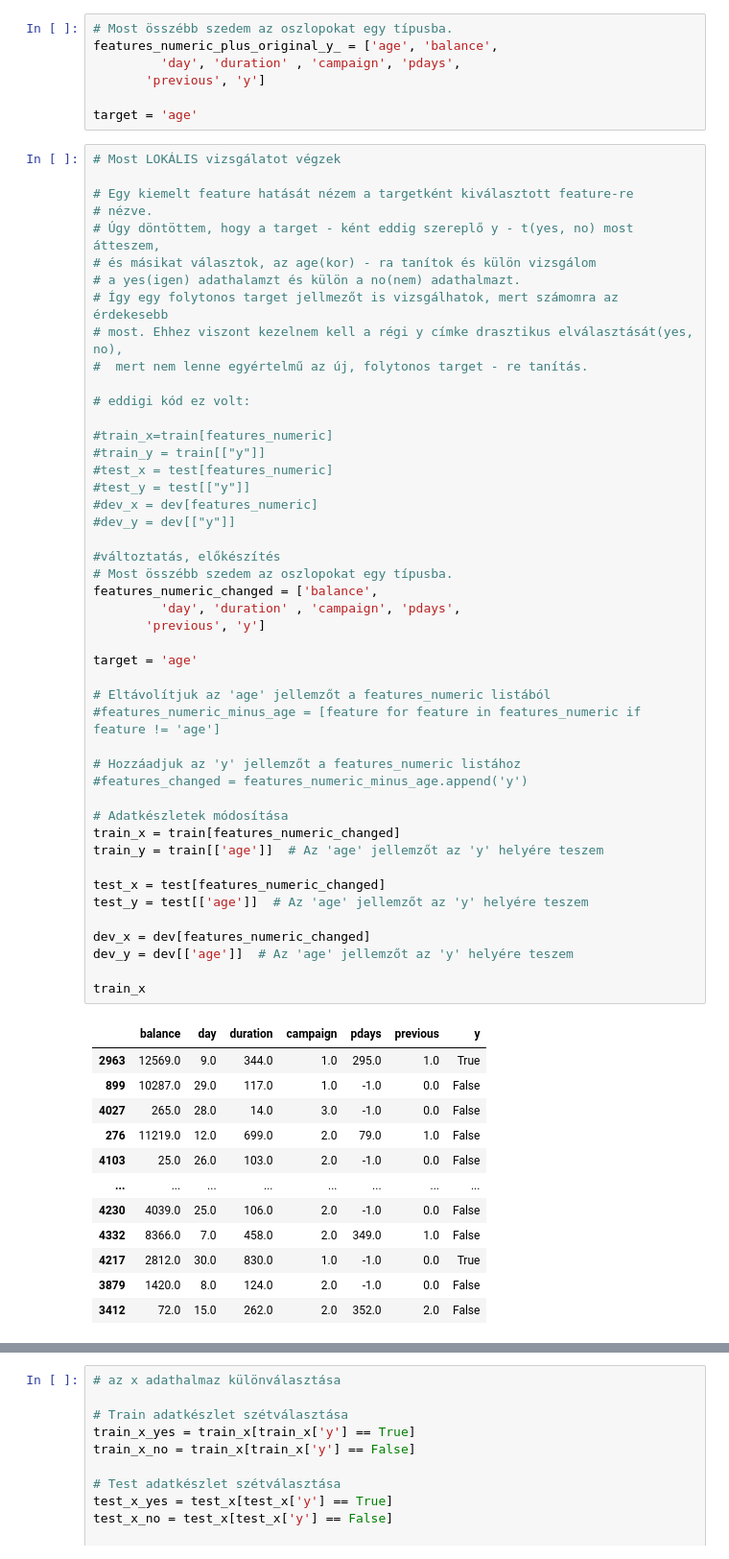
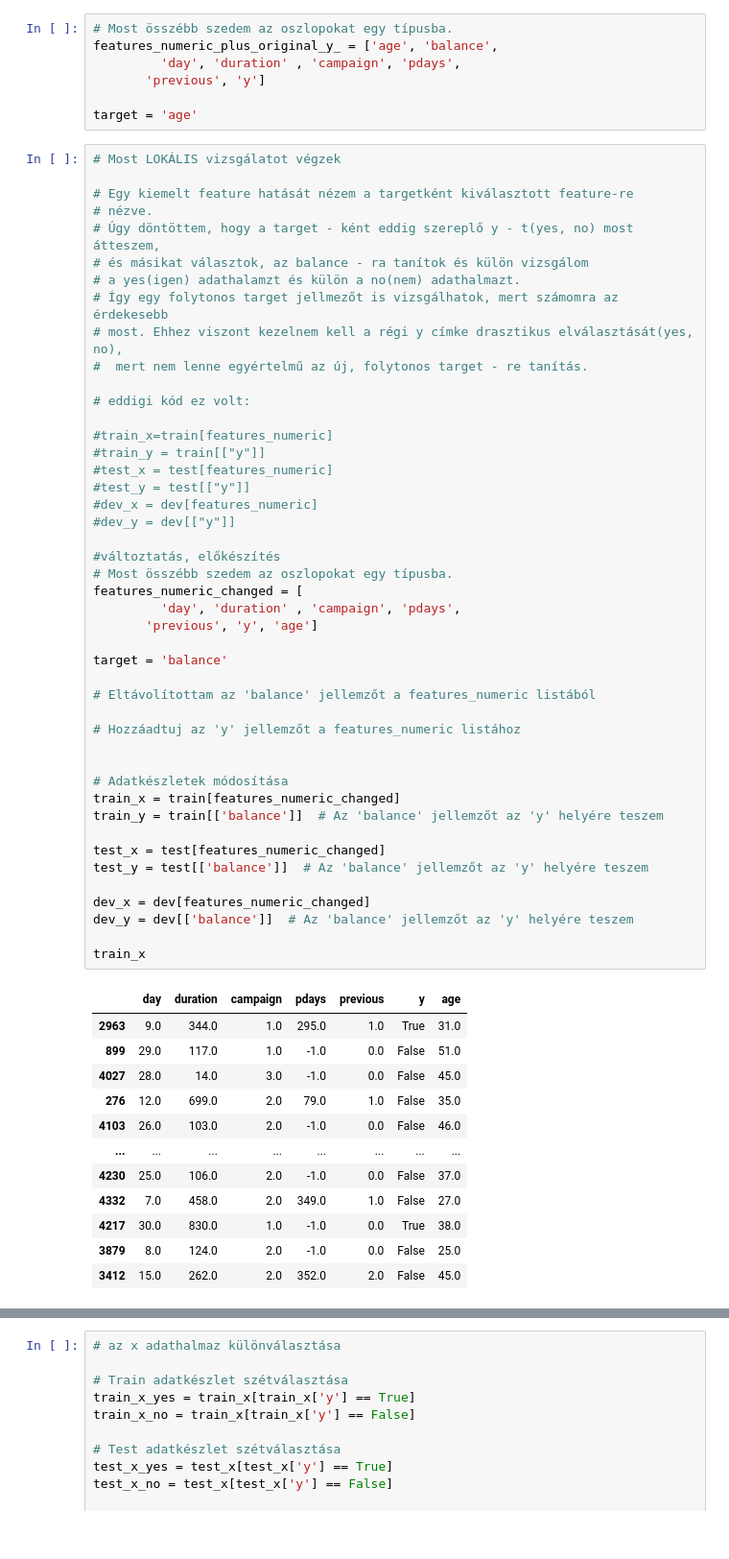
Before and after one commit to debizson/Mesi, a Jupyter notebook: ai_database_.ipynb, the cells around one changed output, grey strips where cells are left out. Shown at 96% size. Drawn from its saved outputs; the diff is of its cells as text.

```diff
--- a/ai_database_.ipynb
+++ b/ai_database_.ipynb
@@ -598,59 +598,58 @@ target = 'age'
 # Egy kiemelt feature hatását nézem a targetként kiválasztott feature-re
 # nézve.
 # Úgy döntöttem, hogy a target - ként eddig szereplő y - t(yes, no) most átteszem,
-# és másikat választok, az age(kor) - ra tanítok és külön vizsgálom
+# és másikat választok, az balance - ra tanítok és külön vizsgálom
 # a yes(igen) adathalamzt és külön a no(nem) adathalmazt.
 # Így egy folytonos target jellmezőt is vizsgálhatok, mert számomra az érdekesebb
 # most. Ehhez viszont kezelnem kell a régi y címke drasztikus elválasztását(yes, no),
 #  mert nem lenne egyértelmű az új, folytonos target - re tanítás.
 
 # eddigi kód ez volt:
 
 #train_x=train[features_numeric]
 #train_y = train[["y"]]
 #test_x = test[features_numeric]
 #test_y = test[["y"]]
 #dev_x = dev[features_numeric]
 #dev_y = dev[["y"]]
 
 #változtatás, előkészítés
 # Most összébb szedem az oszlopokat egy típusba.
-features_numeric_changed = ['balance',
+features_numeric_changed = [
          'day', 'duration' , 'campaign', 'pdays',
-       'previous', 'y']
+       'previous', 'y', 'age']
 
-target = 'age'
+target = 'balance'
 
-# Eltávolítjuk az 'age' jellemzőt a features_numeric listából
-#features_numeric_minus_age = [feature for feature in features_numeric if feature != 'age']
+# Eltávolítottam az 'balance' jellemzőt a features_numeric listából
 
-# Hozzáadjuk az 'y' jellemzőt a features_numeric listához
-#features_changed = features_numeric_minus_age.append('y')
+# Hozzáadtuj az 'y' jellemzőt a features_numeric listához
+
 
 # Adatkészletek módosítása
 train_x = train[features_numeric_changed]
-train_y = train[['age']]  # Az 'age' jellemzőt az 'y' helyére teszem
+train_y = train[['balance']]  # Az 'balance' jellemzőt az 'y' helyére teszem
 
 test_x = test[features_numeric_changed]
-test_y = test[['age']]  # Az 'age' jellemzőt az 'y' helyére teszem
+test_y = test[['balance']]  # Az 'balance' jellemzőt az 'y' helyére teszem
 
 dev_x = dev[features_numeric_changed]
-dev_y = dev[['age']]  # Az 'age' jellemzőt az 'y' helyére teszem
+dev_y = dev[['balance']]  # Az 'balance' jellemzőt az 'y' helyére teszem
 
 train_x
 # %% [output]
-|  | balance | day | duration | campaign | pdays | previous | y |
-| 2963 | 12569.0 | 9.0 | 344.0 | 1.0 | 295.0 | 1.0 | True |
-| 899 | 10287.0 | 29.0 | 117.0 | 1.0 | -1.0 | 0.0 | False |
-| 4027 | 265.0 | 28.0 | 14.0 | 3.0 | -1.0 | 0.0 | False |
-| 276 | 11219.0 | 12.0 | 699.0 | 2.0 | 79.0 | 1.0 | False |
-| 4103 | 25.0 | 26.0 | 103.0 | 2.0 | -1.0 | 0.0 | False |
+|  | day | duration | campaign | pdays | previous | y | age |
+| 2963 | 9.0 | 344.0 | 1.0 | 295.0 | 1.0 | True | 31.0 |
+| 899 | 29.0 | 117.0 | 1.0 | -1.0 | 0.0 | False | 51.0 |
+| 4027 | 28.0 | 14.0 | 3.0 | -1.0 | 0.0 | False | 45.0 |
+| 276 | 12.0 | 699.0 | 2.0 | 79.0 | 1.0 | False | 35.0 |
+| 4103 | 26.0 | 103.0 | 2.0 | -1.0 | 0.0 | False | 46.0 |
 | ... | ... | ... | ... | ... | ... | ... | ... |
-| 4230 | 4039.0 | 25.0 | 106.0 | 2.0 | -1.0 | 0.0 | False |
-| 4332 | 8366.0 | 7.0 | 458.0 | 2.0 | 349.0 | 1.0 | False |
-| 4217 | 2812.0 | 30.0 | 830.0 | 1.0 | -1.0 | 0.0 | True |
-| 3879 | 1420.0 | 8.0 | 124.0 | 2.0 | -1.0 | 0.0 | False |
-| 3412 | 72.0 | 15.0 | 262.0 | 2.0 | 352.0 | 2.0 | False |
+| 4230 | 25.0 | 106.0 | 2.0 | -1.0 | 0.0 | False | 37.0 |
+| 4332 | 7.0 | 458.0 | 2.0 | 349.0 | 1.0 | False | 27.0 |
+| 4217 | 30.0 | 830.0 | 1.0 | -1.0 | 0.0 | True | 38.0 |
+| 3879 | 8.0 | 124.0 | 2.0 | -1.0 | 0.0 | False | 25.0 |
+| 3412 | 15.0 | 262.0 | 2.0 | 352.0 | 2.0 | False | 45.0 |
 3164 rows × 7 columns
 # %%
 # az x adathalmaz különválasztása
```
Also changed, not shown: parts of 11 cells of this notebook.
